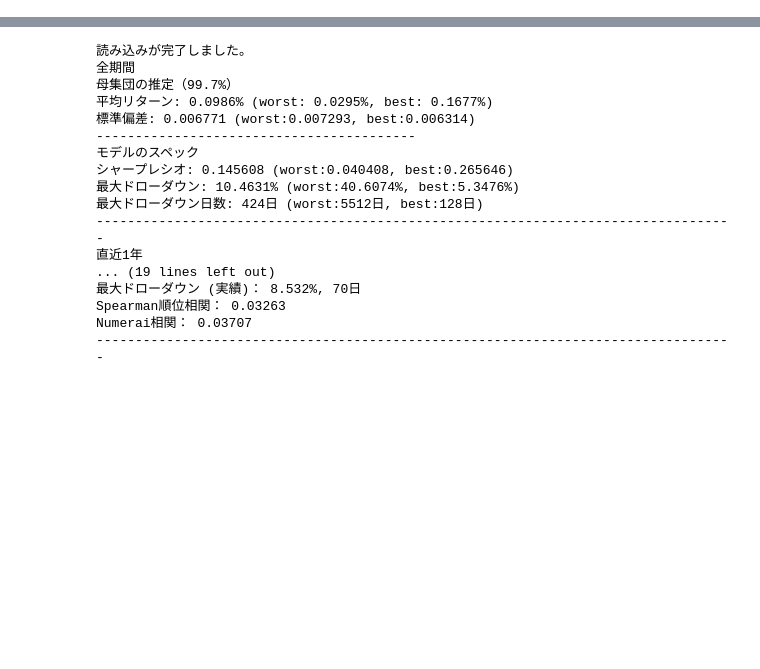
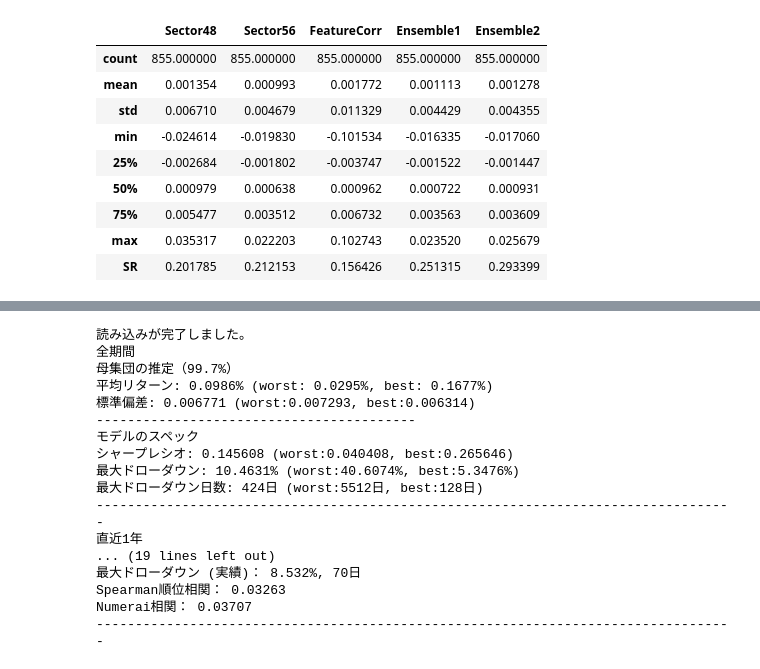
Before and after one commit to reona-investing/enrich_me, a Jupyter notebook: project/execution_scripts/utility_files/model_evaluator.ipynb, the cells around one changed output, grey strips where cells are left out. Drawn from its saved outputs; the diff is of its cells as text; code cells hidden in the pictures; blank space fills up the shorter version.

```diff
--- a/project/execution_scripts/utility_files/model_evaluator.ipynb
+++ b/project/execution_scripts/utility_files/model_evaluator.ipynb
@@ -121,0 +89,27 @@ HBox(children=(Dropdown(description='選択：', options=('分位成績', '分
+# %%
+df48 = ef48.met_calc.metrics_dfs['日次成績'][['LS']].rename(columns={'LS': 'Sector48'})
+df56 = ef56.met_calc.metrics_dfs['日次成績'][['LS']].rename(columns={'LS': 'Sector56'})
+extracted_result = pd.read_csv(r'C:\Users\ryosh\enrich_me\project\execution_scripts\experimental\個別銘柄とファクターの比較検討\extracted_result.csv')
+extracted_result['Date'] = pd.to_datetime(extracted_result['Date'])
+extracted_result = extracted_result.rename(columns={'Target':'FeatureCorr'}).set_index('Date')
+
+
+df = pd.concat([df48, df56], axis=1)
+df = pd.merge(df, extracted_result, how='left', left_index=True, right_index=True).dropna(axis=0)
+df['Ensemble1'] = (df['Sector48'] * 1 + df['Sector56'] * 2) / 3
+df['Ensemble2'] = (df['Sector48'] * 1 + df['Sector56'] * 2 + df['FeatureCorr'] * 1) / 4
+agg_df = df.describe().T
+agg_df['SR'] = agg_df['mean'] / agg_df['std']
+agg_df = agg_df.T
+display(agg_df) #TODO FeatureCorrを取引戦略に追加！
+# %% [output]
+|  | Sector48 | Sector56 | FeatureCorr | Ensemble1 | Ensemble2 |
+| count | 855.000000 | 855.000000 | 855.000000 | 855.000000 | 855.000000 |
+| mean | 0.001354 | 0.000993 | 0.001772 | 0.001113 | 0.001278 |
+| std | 0.006710 | 0.004679 | 0.011329 | 0.004429 | 0.004355 |
+| min | -0.024614 | -0.019830 | -0.101534 | -0.016335 | -0.017060 |
+| 25% | -0.002684 | -0.001802 | -0.003747 | -0.001522 | -0.001447 |
+| 50% | 0.000979 | 0.000638 | 0.000962 | 0.000722 | 0.000931 |
+| 75% | 0.005477 | 0.003512 | 0.006732 | 0.003563 | 0.003609 |
+| max | 0.035317 | 0.022203 | 0.102743 | 0.023520 | 0.025679 |
+| SR | 0.201785 | 0.212153 | 0.156426 | 0.251315 | 0.293399 |
```
Also changed, not shown: parts of 6 cells of this notebook, 12 other files.
